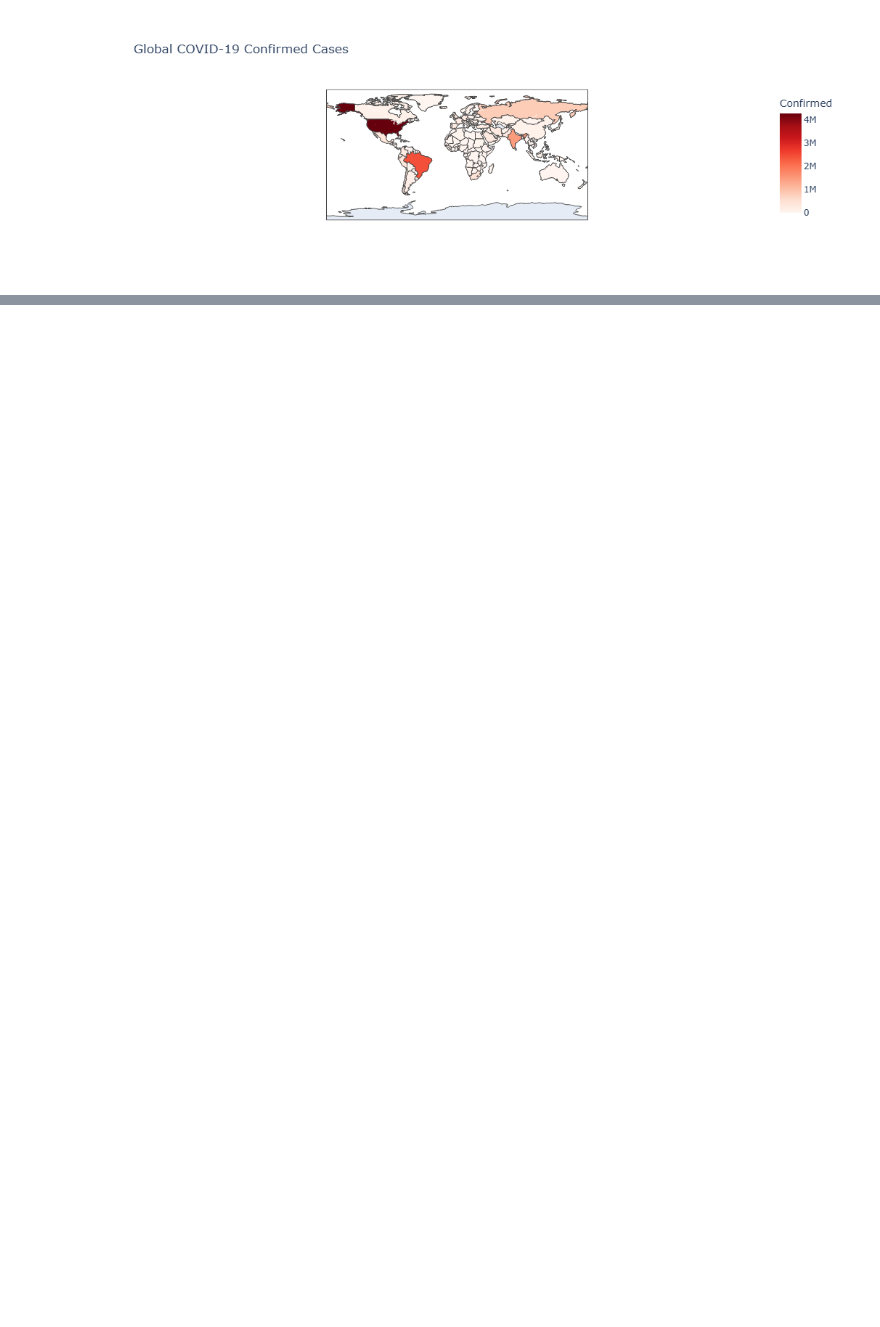
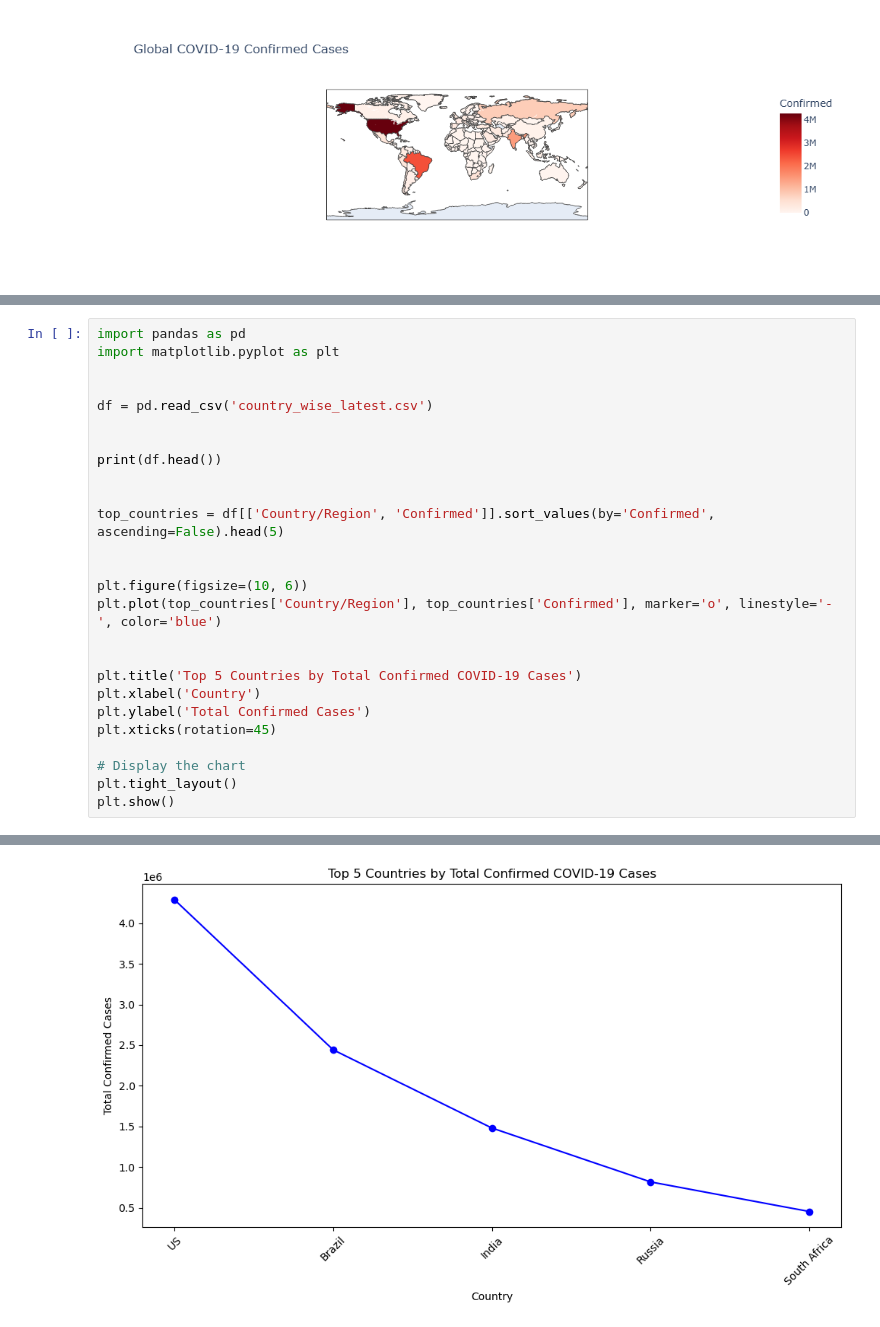
Before and after one commit to khutso-student/week-8-python-final-project, a Jupyter notebook: analysis.ipynb, the cells around one changed output, grey strips where cells are left out. Cells and saved outputs as stored; diff of their text form; blank space fills up the shorter version.

```diff
--- a/analysis.ipynb
+++ b/analysis.ipynb
@@ -180,0 +190,27 @@ fig.show()
+# %%
+import pandas as pd
+import matplotlib.pyplot as plt
+
+
+df = pd.read_csv('country_wise_latest.csv')
+
+
+print(df.head())
+
+
+top_countries = df[['Country/Region', 'Confirmed']].sort_values(by='Confirmed', ascending=False).head(5)
+
+
+plt.figure(figsize=(10, 6))
+plt.plot(top_countries['Country/Region'], top_countries['Confirmed'], marker='o', linestyle='-', color='blue')
+
+
+plt.title('Top 5 Countries by Total Confirmed COVID-19 Cases')
+plt.xlabel('Country')
+plt.ylabel('Total Confirmed Cases')
+plt.xticks(rotation=45)
+
+# Display the chart
+plt.tight_layout()
+plt.show()
+# %% [output]
@@ -180,0 +234 @@ fig.show()
+[figure, added]
```
Also changed, not shown: parts of 2 cells of this notebook.
